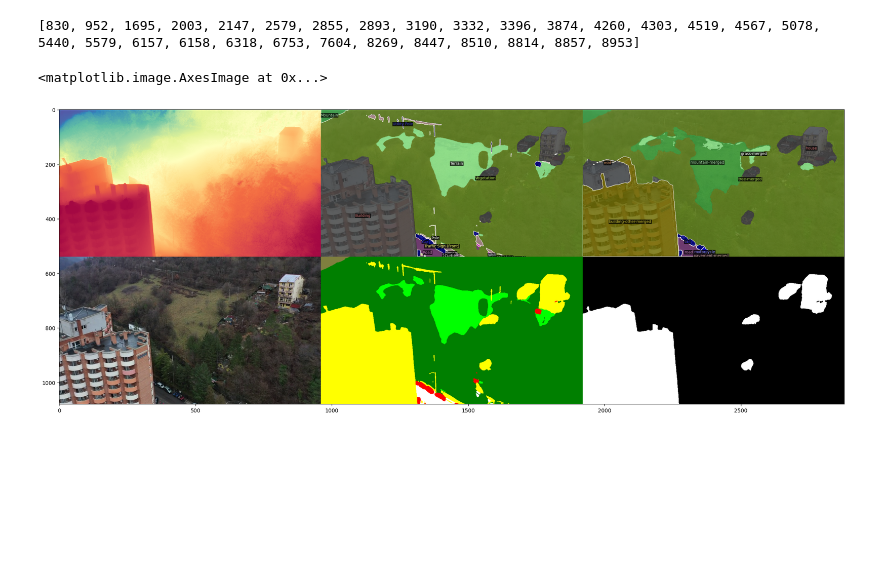
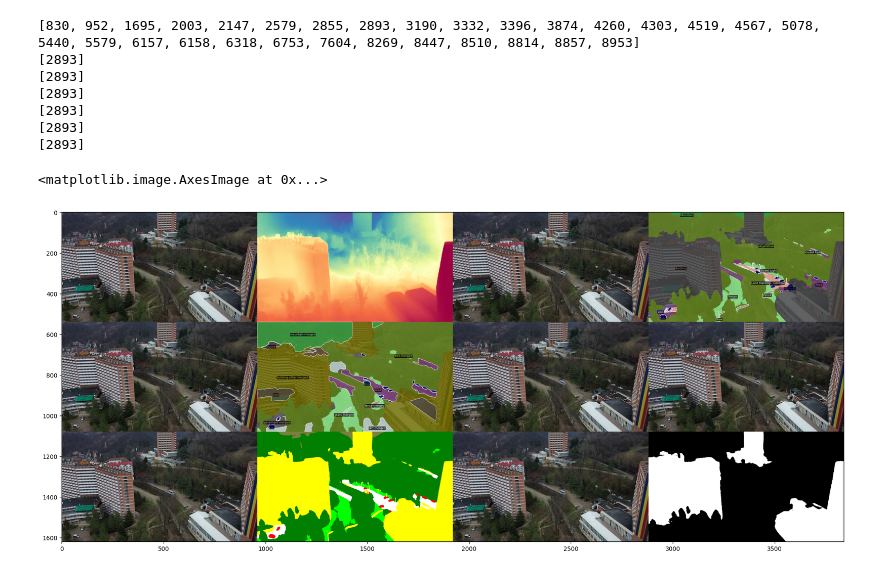
Before and after one commit to Meehai/video-representations-extractor, a Jupyter notebook: examples/semantic_mapper/dev.ipynb, the cells around one changed output. Drawn from its saved outputs; the diff is of its cells as text; code cells hidden in the pictures; blank space fills up the shorter version.

Commit message:
videoless pre-loading

```diff
--- a/examples/semantic_mapper/dev.ipynb
+++ b/examples/semantic_mapper/dev.ipynb
@@ -138,19 +141,26 @@ mapper2 = SemanticMapper(original_classes=[mapillary_classes, coco_classes], map
                          merge_fn=merge_fn)
 representations[mapper2.name] = mapper2
 # %%
-video = pims.Video(get_project_root() / "resources/herculane_DJI_0021_full_540p.mp4")
+# video = pims.Video(get_project_root() / "resources/herculane_DJI_0021_full_540p.mp4")
 imgs = []
 ixs = sorted([int(x.stem) for x in (Path.cwd() / "data/rgb/npy").iterdir()])# if int(x.stem) <= len(video)])
 print(ixs)
 _ixs = [random.choice(ixs)]
 for k, r in representations.items():
+    print(_ixs)
     rgbs = np.array([np.load(Path.cwd() / f"data/rgb/npy/{ix}.npz")["arr_0"] for ix in _ixs])
-    res = r.vre_make(video=video, ixs=_ixs, output_dir=Path.cwd() / "data")
-    res_img = r.make_images(frames=video[_ixs], repr_data=res)[0]
+    res = r.vre_make(video=None, ixs=_ixs, output_dir=Path.cwd() / "data")
+    res_img = r.make_images(frames=rgbs, repr_data=res)[0]
     imgs.append(res_img)
 plt.figure(figsize=(40, 10))
 plt.imshow(collage_fn(imgs))
 # %% [output]
 [830, 952, 1695, 2003, 2147, 2579, 2855, 2893, 3190, 3332, 3396, 3874, 4260, 4303, 4519, 4567, 5078, 5440, 5579, 6157, 6158, 6318, 6753, 7604, 8269, 8447, 8510, 8814, 8857, 8953]
+[2893]
+[2893]
+[2893]
+[2893]
+[2893]
+[2893]
 <matplotlib.image.AxesImage at 0x...>
-[figure, old version]
+[figure, new version]
```
Also changed, not shown: parts of 2 cells of this notebook, 1 other file.
